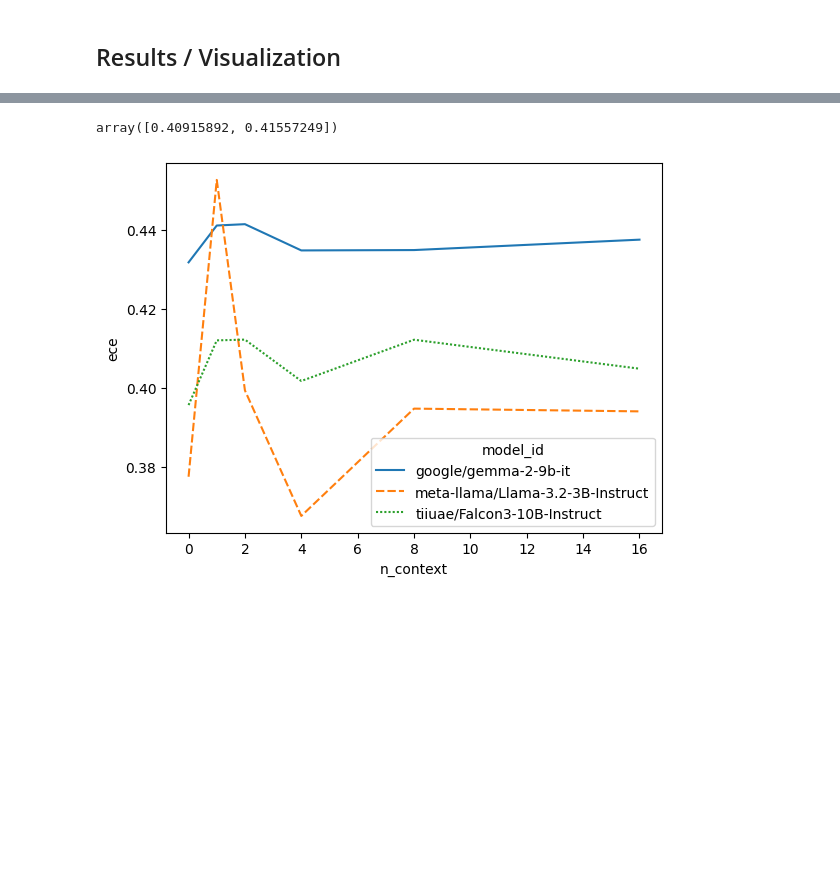
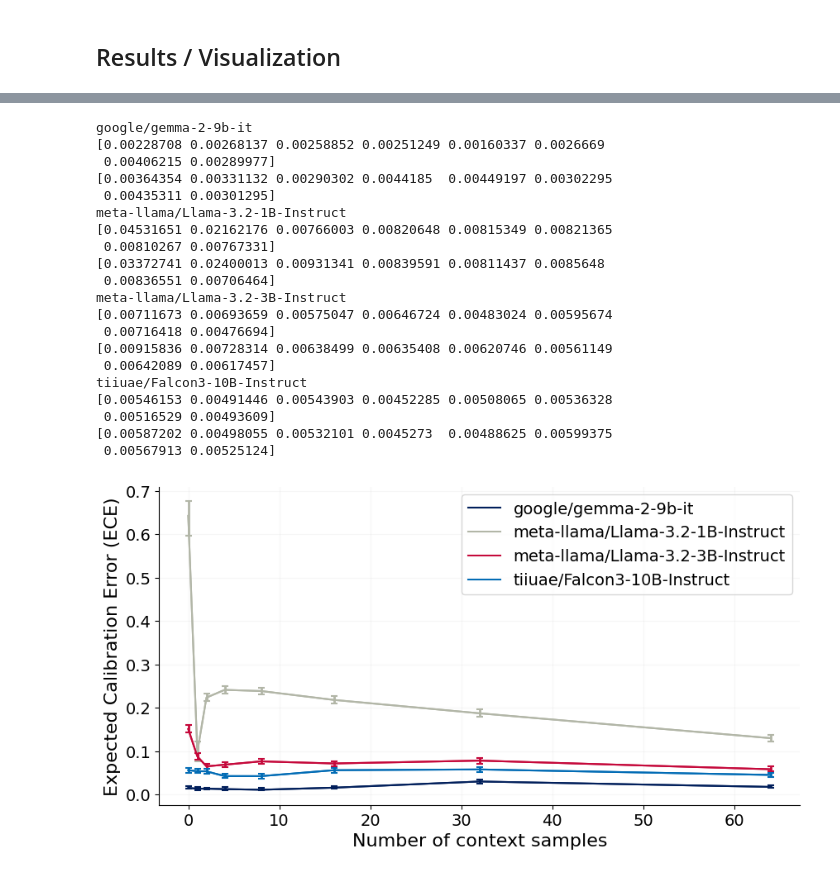
Before and after one commit to jrudoler/in-context-calibration, a Jupyter notebook: test.ipynb, the cells around one changed output, grey strips where cells are left out. Drawn from its saved outputs; the diff is of its cells as text; code cells hidden in the pictures; blank space fills up the shorter version.

```diff
--- a/test.ipynb
+++ b/test.ipynb
@@ -522,10 +571,13 @@ tensor(0.1500)
 # %%
 # import seaborn as sns
 
-model_ids = ["meta-llama/Llama-3.2-3B-Instruct", "google/gemma-2-9b-it", "tiiuae/Falcon3-10B-Instruct", "mistralai/Mistral-7B-Instruct-v0.3"]
+model_ids = ["meta-llama/Llama-3.2-3B-Instruct", "google/gemma-2-9b-it",
+             "tiiuae/Falcon3-10B-Instruct", "mistralai/Mistral-7B-Instruct-v0.3",
+             "meta-llama/Llama-3.2-1B-Instruct", "meta-llama/Llama-3.3-70B-Instruct"]
 full_results = []
 for model_id in model_ids:
-    for n_context in [0, 1, 2, 4, 8, 16]:
+    # for n_context in [16, 32, 64, 128, 256, 512]:
+    for n_context in [0, 1, 2, 4, 8, 16, 32, 64]:
         try:
             results = pd.read_pickle(f"results/sst2_context_{n_context}_{model_id.replace('/', '_')}.pkl")
             results["model_id"] = model_id
@@ -545,4 +608,14 @@ full_results = full_results.dropna(subset=["pred"])
 # %%
-ece_results = full_results.groupby(["model_id", "n_context"]).apply(
-    lambda x: expected_calibration_error(x["true_label"], x["prob"], n_bins=10, method="uniform"), include_groups=False
-).reset_index().rename(columns={0: "ece"})
+ece_results = (
+    full_results.groupby(["model_id", "n_context"])
+    .apply(
+        lambda x: expected_calibration_error(x["true_label"], x["prob_pos"], n_bins=10, method="uniform"),
+        include_groups=False,
+    )
+    .reset_index()
+    .rename(columns={0: "ece"})
+)
+ece_results[["ece_lower", "ece_upper"]] = full_results.groupby(["model_id", "n_context"]).apply(
+    lambda x: bootstrap_ece(x.reset_index()["true_label"], x.reset_index()["prob_pos"], ci=0.95, n_bootstraps=1000, n_bins=10, method="uniform"),
+    include_groups=False,
+).apply(pd.Series).reset_index(drop=True)
@@ -562,17 +622,37 @@ def bootstrap_ece(y_true, y_prob, ci=0.95, n_bootstraps=1000, n_bins=10, method=
-# %%
-bootstrap_ece(full_results["true_label"].values, full_results["prob"].values, ci=0.95, n_bootstraps=1000, n_bins=15, method="uniform")
-# %% [output]
-array([0.40915892, 0.41557249])
-# %%
-import seaborn as sns
-ax = sns.lineplot(data=ece_results.reset_index(), x="n_context", y="ece", hue="model_id", style="model_id")
-# scale x axis to log base 2
-# plt.xscale("log", base=2)
-# set x ticks to be 16, 32, 64, 128, 256, 512
-# plt.xticks([16, 32, 64, 128, 256, 512], [16, 32, 64, 128, 256, 512])
-# legend to the right, small font
-# plt.legend(loc="center left", bbox_to_anchor=(1, 0.5), fontsize="small")
-plt.savefig("figures/ece_results.pdf")
-plt.show()
-# %% [output]
-[figure, removed]
+# %%
+for i, model_id in enumerate(ece_results["model_id"].unique()):
+    print(model_id)
+    plot_df = ece_results.query("model_id == @model_id")
+    plt.plot(plot_df["n_context"], plot_df["ece"], label=model_id, color=wharton_pal[i])
+    # plt.fill_between(plot_df["n_context"], plot_df["ece_lower"], plot_df["ece_upper"], alpha=0.4)
+    lower = plot_df["ece"].values - plot_df["ece_lower"].values
+    print(lower)
+    upper = plot_df["ece_upper"].values - plot_df["ece"].values
+    print(upper)
+    plt.errorbar(plot_df["n_context"], plot_df["ece"], yerr=[lower, upper], elinewidth=2, capsize=3, capthick=1.5, color=wharton_pal[i])
+plt.legend()
+plt.ylabel("Expected Calibration Error (ECE)")
+plt.xlabel("Number of context samples")
+plt.savefig("figures/ece_results.pdf")
+# %% [output]
+google/gemma-2-9b-it
+[0.00228708 0.00268137 0.00258852 0.00251249 0.00160337 0.0026669
+ 0.00406215 0.00289977]
+[0.00364354 0.00331132 0.00290302 0.0044185  0.00449197 0.00302295
+ 0.00435311 0.00301295]
+meta-llama/Llama-3.2-1B-Instruct
+[0.04531651 0.02162176 0.00766003 0.00820648 0.00815349 0.00821365
+ 0.00810267 0.00767331]
+[0.03372741 0.02400013 0.00931341 0.00839591 0.00811437 0.0085648
+ 0.00836551 0.00706464]
+meta-llama/Llama-3.2-3B-Instruct
+[0.00711673 0.00693659 0.00575047 0.00646724 0.00483024 0.00595674
+ 0.00716418 0.00476694]
+[0.00915836 0.00728314 0.00638499 0.00635408 0.00620746 0.00561149
+ 0.00642089 0.00617457]
+tiiuae/Falcon3-10B-Instruct
+[0.00546153 0.00491446 0.00543903 0.00452285 0.00508065 0.00536328
+ 0.00516529 0.00493609]
+[0.00587202 0.00498055 0.00532101 0.0045273  0.00488625 0.00599375
+ 0.00567913 0.00525124]
+[figure, added]
```
Also changed, not shown: parts of 11 cells of this notebook, 41 other files.
